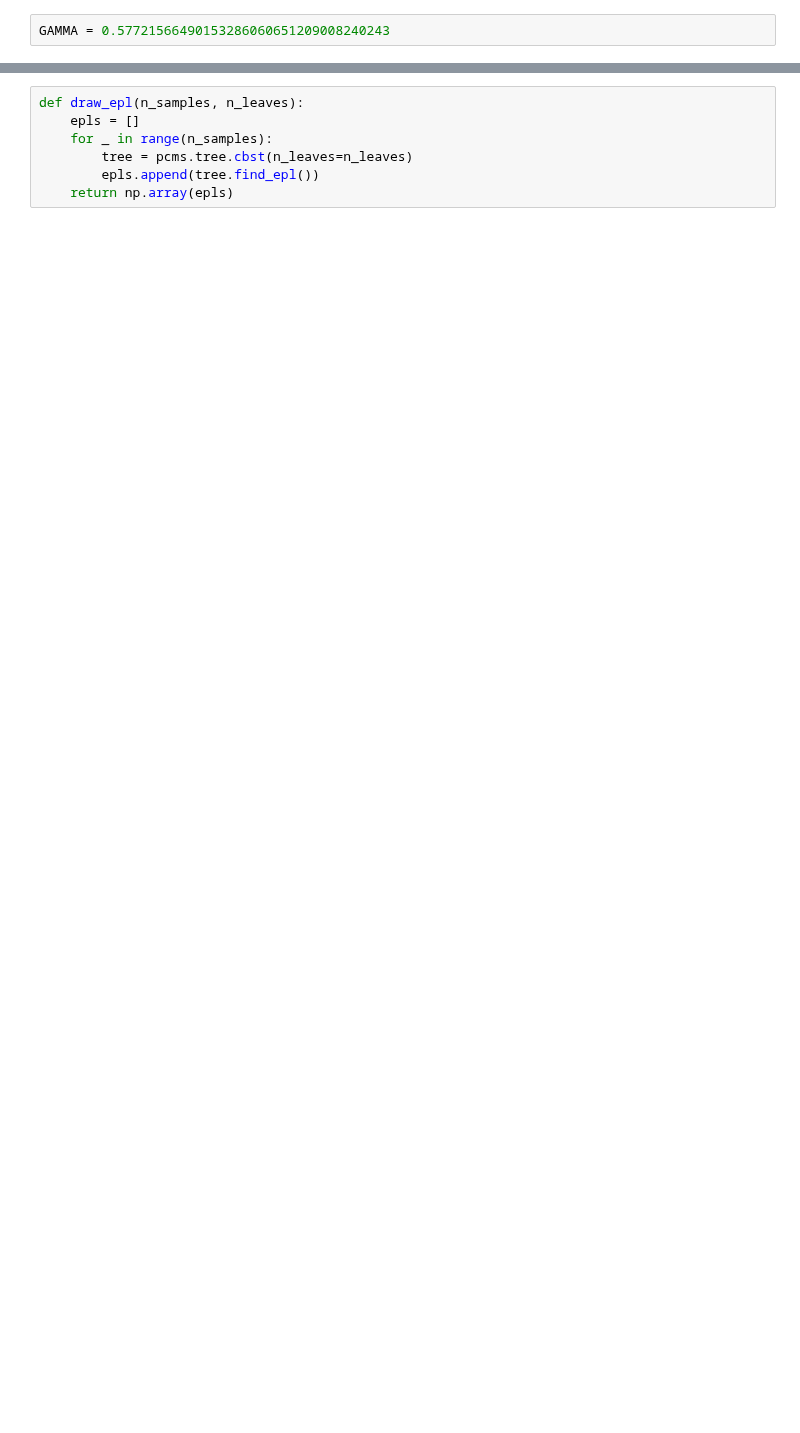
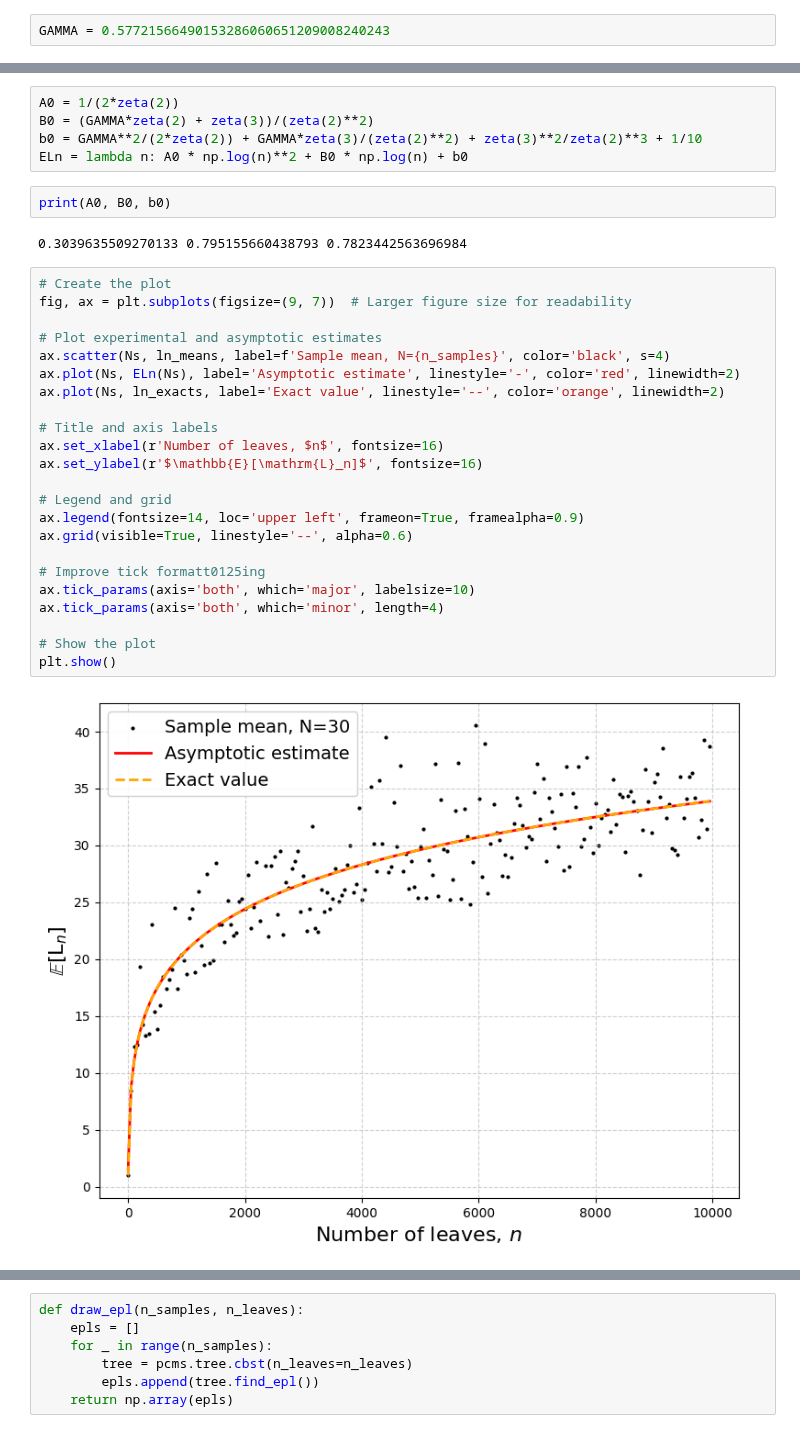
Before and after one commit to spsvihla/pcms, a Jupyter notebook: notebooks/cbst_example.ipynb, the cells around one changed output, grey strips where cells are left out. Saved outputs shown, nothing was run; the diff lists cells and outputs as text; blank space fills up the shorter version.

```diff
--- a/notebooks/cbst_example.ipynb
+++ b/notebooks/cbst_example.ipynb
@@ -32,0 +80,34 @@ tree.print()
+# %%
+A0 = 1/(2*zeta(2))
+B0 = (GAMMA*zeta(2) + zeta(3))/(zeta(2)**2)
+b0 = GAMMA**2/(2*zeta(2)) + GAMMA*zeta(3)/(zeta(2)**2) + zeta(3)**2/zeta(2)**3 + 1/10
+ELn = lambda n: A0 * np.log(n)**2 + B0 * np.log(n) + b0
+# %%
+print(A0, B0, b0)
+# %% [output]
+0.3039635509270133 0.795155660438793 0.7823442563696984
+# %%
+# Create the plot
+fig, ax = plt.subplots(figsize=(9, 7))  # Larger figure size for readability
+
+# Plot experimental and asymptotic estimates
+ax.scatter(Ns, ln_means, label=f'Sample mean, N={n_samples}', color='black', s=4)
+ax.plot(Ns, ELn(Ns), label='Asymptotic estimate', linestyle='-', color='red', linewidth=2)
+ax.plot(Ns, ln_exacts, label='Exact value', linestyle='--', color='orange', linewidth=2)
+
+# Title and axis labels
+ax.set_xlabel(r'Number of leaves, $n$', fontsize=16)
+ax.set_ylabel(r'$\mathbb{E}[\mathrm{L}_n]$', fontsize=16)
+
+# Legend and grid
+ax.legend(fontsize=14, loc='upper left', frameon=True, framealpha=0.9)
+ax.grid(visible=True, linestyle='--', alpha=0.6)
+
+# Improve tick formatt0125ing
+ax.tick_params(axis='both', which='major', labelsize=10)
+ax.tick_params(axis='both', which='minor', length=4)
+
+# Show the plot
+plt.show()
+# %% [output]
+[figure, added]
```
Also changed, not shown: parts of 41 cells of this notebook.
